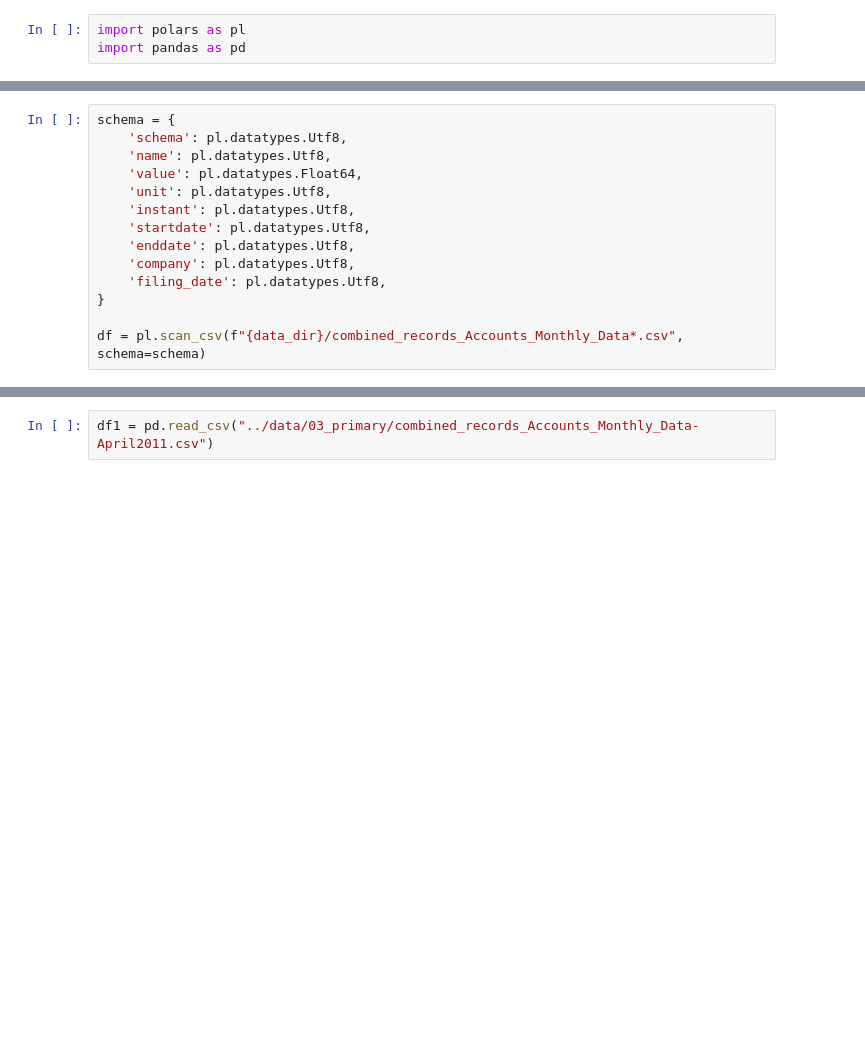
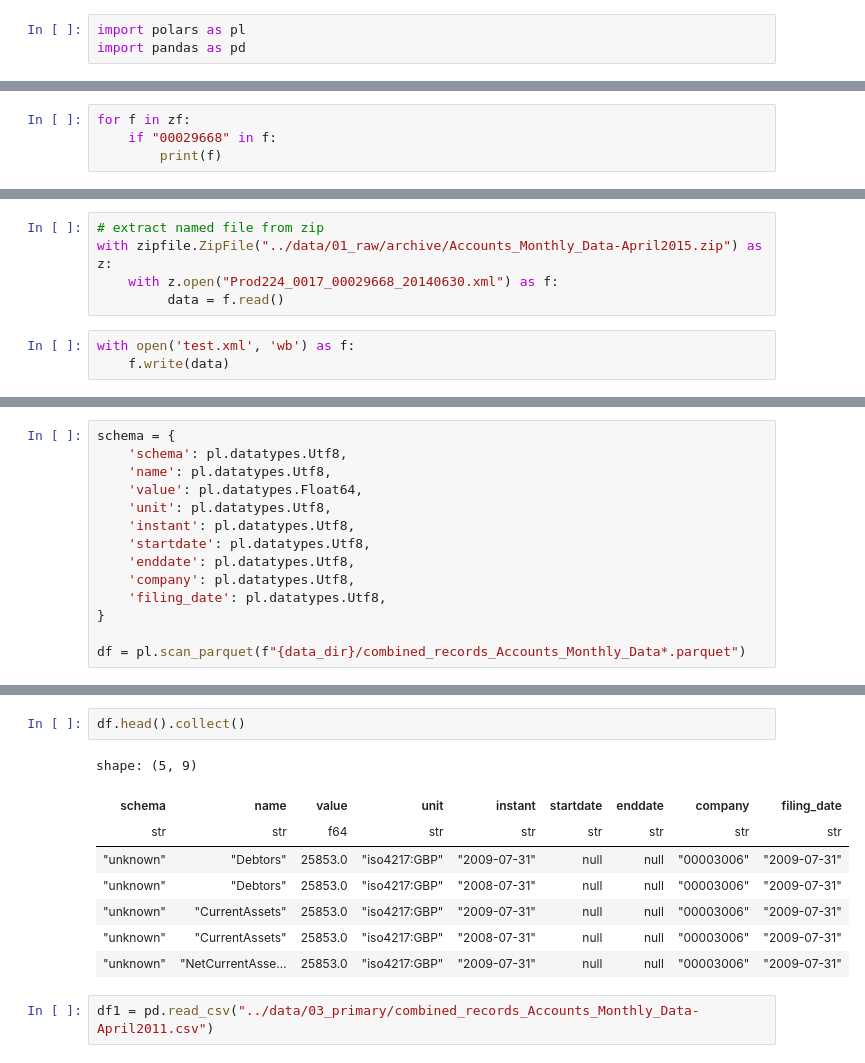
Before and after one commit to jstammers/companies-house-abm, a Jupyter notebook: notebooks/parse_combined_records.ipynb, the cells around one changed output, grey strips where cells are left out. Drawn from its saved outputs; the diff is of its cells as text; blank space fills up the shorter version.

Commit message:
testing out storing as parquet

```diff
--- a/notebooks/parse_combined_records.ipynb
+++ b/notebooks/parse_combined_records.ipynb
@@ -3,0 +35,4 @@ import pandas as pd
+# %%
+for f in zf:
+	if "00029668" in f:
+		print(f)
@@ -3,0 +41,8 @@ import pandas as pd
+# %%
+# extract named file from zip
+with zipfile.ZipFile("../data/01_raw/archive/Accounts_Monthly_Data-April2015.zip") as z:
+	with z.open("Prod224_0017_00029668_20140630.xml") as f:
+		 data = f.read()
+# %%
+with open('test.xml', 'wb') as f:
+	f.write(data)
@@ -16,4 +79,4 @@ schema = {
     'filing_date': pl.datatypes.Utf8,
 }
 
-df = pl.scan_csv(f"{data_dir}/combined_records_Accounts_Monthly_Data*.csv", schema=schema)
+df = pl.scan_parquet(f"{data_dir}/combined_records_Accounts_Monthly_Data*.parquet")
@@ -24,3 +153,14 @@ df.show_graph()
+# %%
+df.head().collect()
+# %% [output]
+shape: (5, 9)
+| schema | name | value | unit | instant | startdate | enddate | company | filing_date |
+| str | str | f64 | str | str | str | str | str | str |
+| "unknown" | "Debtors" | 25853.0 | "iso4217:GBP" | "2009-07-31" | null | null | "00003006" | "2009-07-31" |
+| "unknown" | "Debtors" | 25853.0 | "iso4217:GBP" | "2008-07-31" | null | null | "00003006" | "2009-07-31" |
+| "unknown" | "CurrentAssets" | 25853.0 | "iso4217:GBP" | "2009-07-31" | null | null | "00003006" | "2009-07-31" |
+| "unknown" | "CurrentAssets" | 25853.0 | "iso4217:GBP" | "2008-07-31" | null | null | "00003006" | "2009-07-31" |
+| "unknown" | "NetCurrentAsse… | 25853.0 | "iso4217:GBP" | "2009-07-31" | null | null | "00003006" | "2009-07-31" |
 # %%
 df1 = pd.read_csv("../data/03_primary/combined_records_Accounts_Monthly_Data-April2011.csv")
 # %%
```
Also changed, not shown: parts of 16 cells of this notebook, 12 other files.
